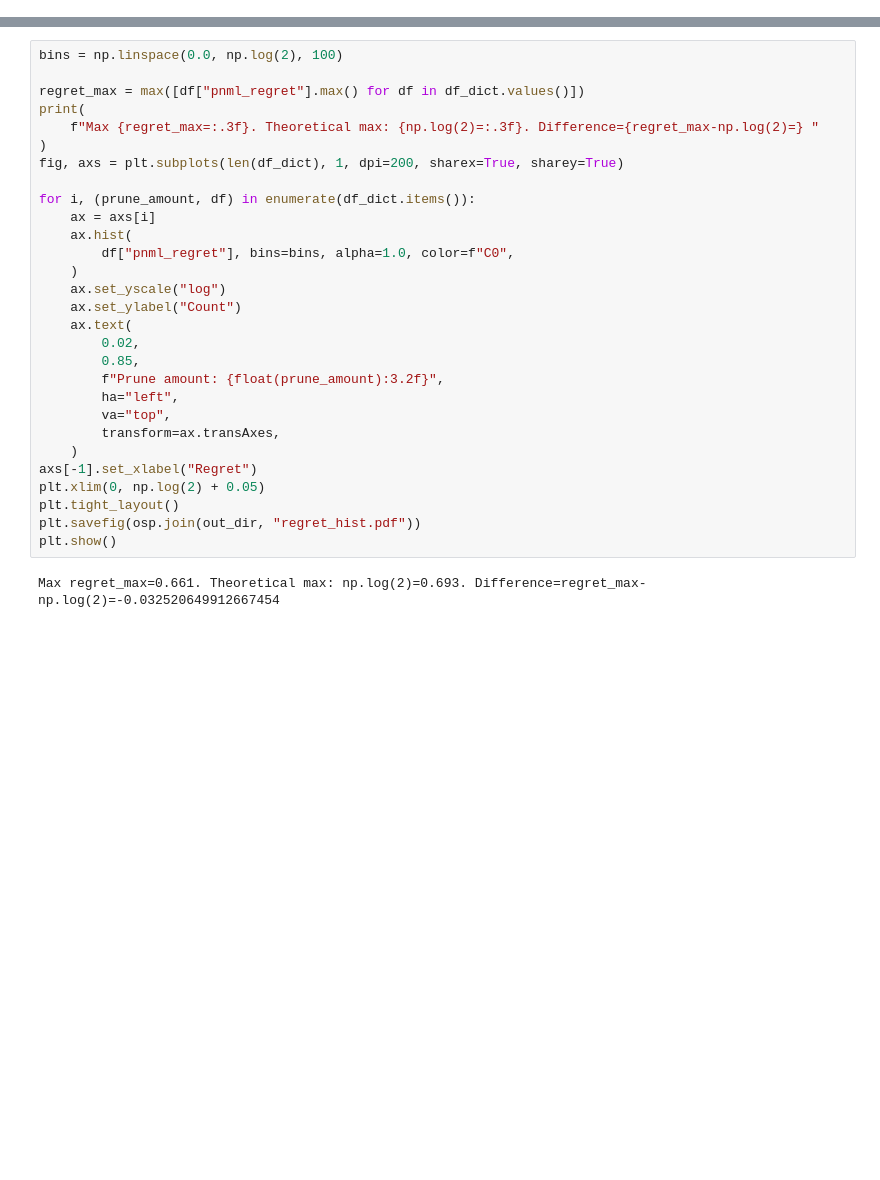
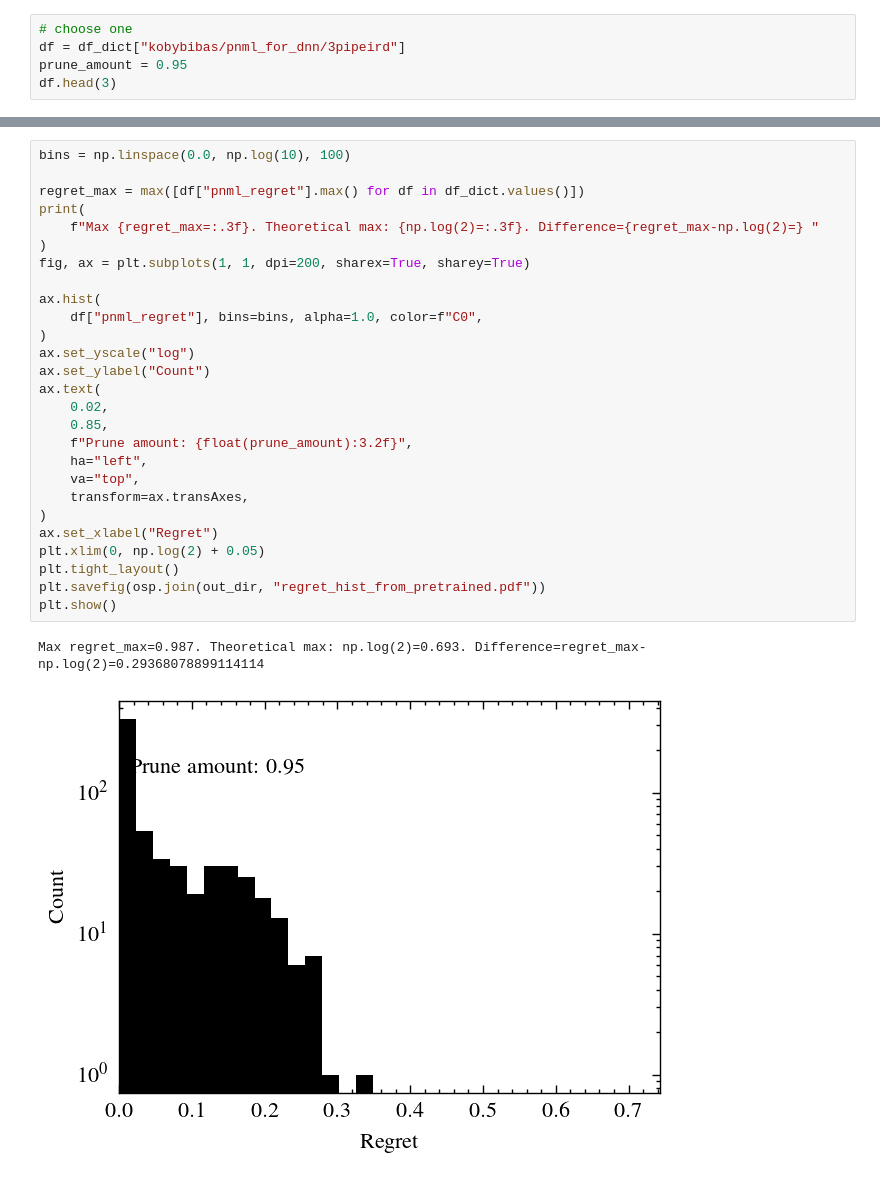
Before and after one commit to kobybibas/pnml_for_dnn, a Jupyter notebook: notebooks/pnml_from_pretrained.ipynb, the cells around one changed output, grey strips where cells are left out. Saved outputs shown, nothing was run; the diff lists cells and outputs as text; blank space fills up the shorter version.

```diff
--- a/notebooks/pnml_from_pretrained.ipynb
+++ b/notebooks/pnml_from_pretrained.ipynb
@@ -109,0 +65,5 @@ performance_df
+# %%
+# choose one
+df = df_dict["kobybibas/pnml_for_dnn/3pipeird"]
+prune_amount = 0.95
+df.head(3)
@@ -110,33 +75,32 @@ performance_df
 # %%
-bins = np.linspace(0.0, np.log(2), 100)
+bins = np.linspace(0.0, np.log(10), 100)
 
 regret_max = max([df["pnml_regret"].max() for df in df_dict.values()])
 print(
     f"Max {regret_max=:.3f}. Theoretical max: {np.log(2)=:.3f}. Difference={regret_max-np.log(2)=} "
 )
-fig, axs = plt.subplots(len(df_dict), 1, dpi=200, sharex=True, sharey=True)
+fig, ax = plt.subplots(1, 1, dpi=200, sharex=True, sharey=True)
 
-for i, (prune_amount, df) in enumerate(df_dict.items()):
-    ax = axs[i]
-    ax.hist(
-        df["pnml_regret"], bins=bins, alpha=1.0, color=f"C0",
-    )
-    ax.set_yscale("log")
-    ax.set_ylabel("Count")
-    ax.text(
-        0.02,
-        0.85,
-        f"Prune amount: {float(prune_amount):3.2f}",
-        ha="left",
-        va="top",
-        transform=ax.transAxes,
-    )
-axs[-1].set_xlabel("Regret")
+ax.hist(
+    df["pnml_regret"], bins=bins, alpha=1.0, color=f"C0",
+)
+ax.set_yscale("log")
+ax.set_ylabel("Count")
+ax.text(
+    0.02,
+    0.85,
+    f"Prune amount: {float(prune_amount):3.2f}",
+    ha="left",
+    va="top",
+    transform=ax.transAxes,
+)
+ax.set_xlabel("Regret")
 plt.xlim(0, np.log(2) + 0.05)
 plt.tight_layout()
-plt.savefig(osp.join(out_dir, "regret_hist.pdf"))
+plt.savefig(osp.join(out_dir, "regret_hist_from_pretrained.pdf"))
 plt.show()
 # %% [output]
-Max regret_max=0.661. Theoretical max: np.log(2)=0.693. Difference=regret_max-np.log(2)=-0.032520649912667454
+Max regret_max=0.987. Theoretical max: np.log(2)=0.693. Difference=regret_max-np.log(2)=0.29368078899114114
+[figure, added]
 # %%
 # Regret for pNML correctly classifed samples
```
Also changed, not shown: parts of 9 cells of this notebook.
